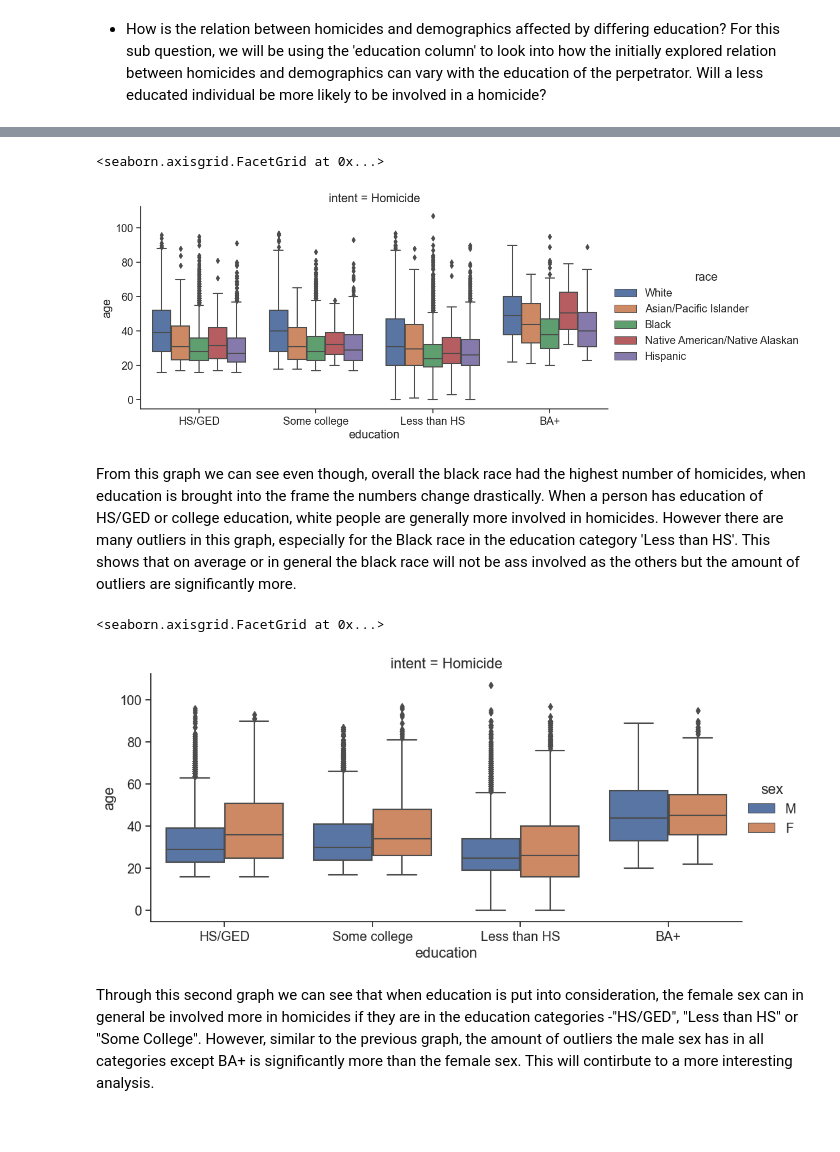
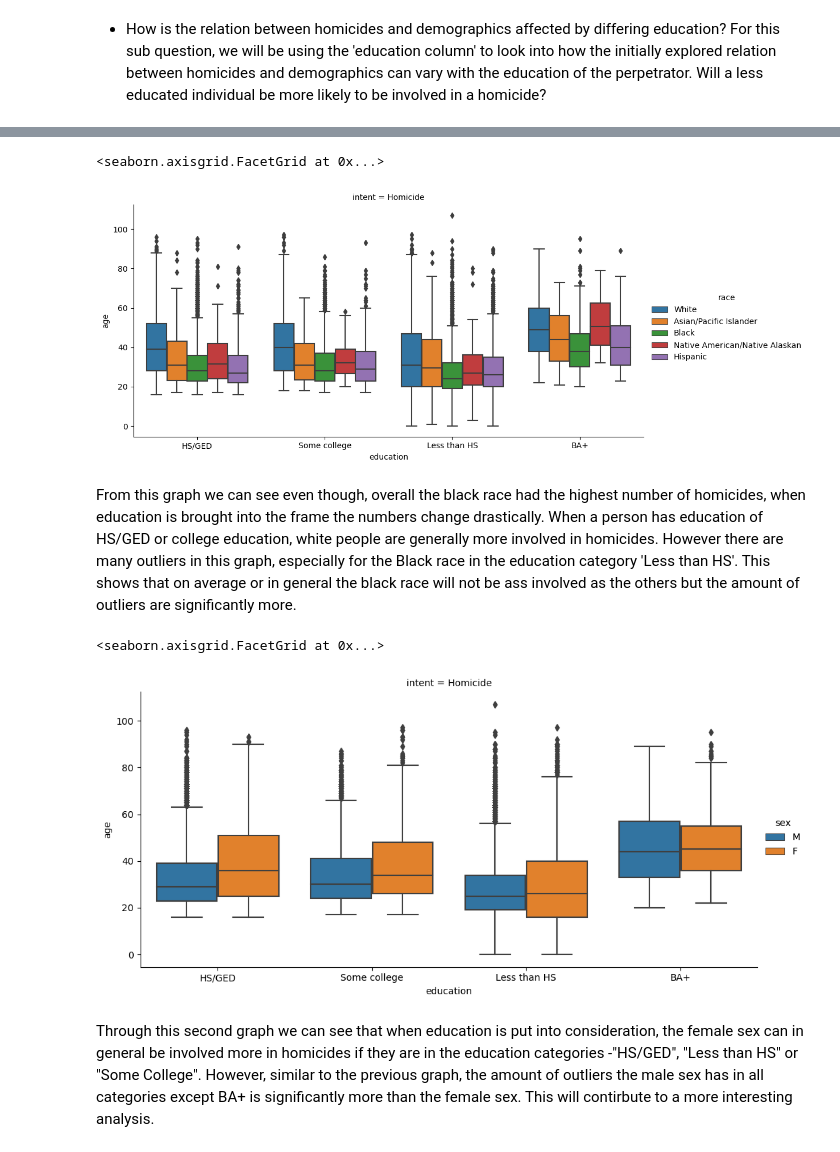
Before and after one commit to ubco-W2022T2-data301/project-group09, a Jupyter notebook: analysis/analysis2.ipynb, the cells around one changed output, grey strips where cells are left out. Cells and saved outputs as stored; diff of their text form; code cells hidden in the pictures.

```diff
--- a/analysis/analysis2.ipynb
+++ b/analysis/analysis2.ipynb
@@ -16,9 +16,3 @@
 ## Exploratory Data Analysis
 # %% [markdown]
 #### Firstly, we have a look at the raw data given to us and better understand the variables
-# %%
-import pandas as pd
-import numpy as np
-import matplotlib.pyplot as plt
-import seaborn as sns
-sns.set_theme(style="ticks",font_scale=1.3, )
@@ -42,0 +22,3 @@ data
+# %%
+df = load("../data/raw/full_data.csv")
+df
@@ -178,14 +181,14 @@ mod_data
 # %%
-sns.catplot(data=mod_data, x='education', y='age',hue='race',col='intent',kind='box', aspect= 2)
+sns.catplot(data=df, x='education', y='age',hue='race',col='intent',kind='box', aspect= 2)
 # %% [output]
 <seaborn.axisgrid.FacetGrid at 0x...>
-[figure, old version]
+[figure, new version]
 # %% [markdown]
 From this graph we can see even though, overall the black race had the highest number of homicides, when education is brought into the frame the numbers change drastically. When a person has education of HS/GED or college education, white people are generally more involved in homicides. However there are many outliers in this graph, especially for the Black race in the education category 'Less than HS'. This shows that on average or in general the black race will not be ass involved as the others but the amount of outliers are significantly more.
 # %%
-sns.catplot(data=mod_data, x='education', y='age',hue='sex',col='intent',kind='box', aspect= 2)
+sns.catplot(data=df, x='education', y='age',hue='sex',col='intent',kind='box', aspect= 2)
 # %% [output]
 <seaborn.axisgrid.FacetGrid at 0x...>
-[figure, old version]
+[figure, new version]
 # %% [markdown]
 Through this second graph we can see that when education is put into consideration, the female sex can in general be involved more in homicides if they are in the education categories -"HS/GED", "Less than HS" or "Some College". However, similar to the previous graph, the amount of outliers the male sex has in all categories except BA+ is significantly more than the female sex. This will contirbute to a more interesting analysis.
```
Also changed, not shown: parts of 15 cells of this notebook, 1 other file.
